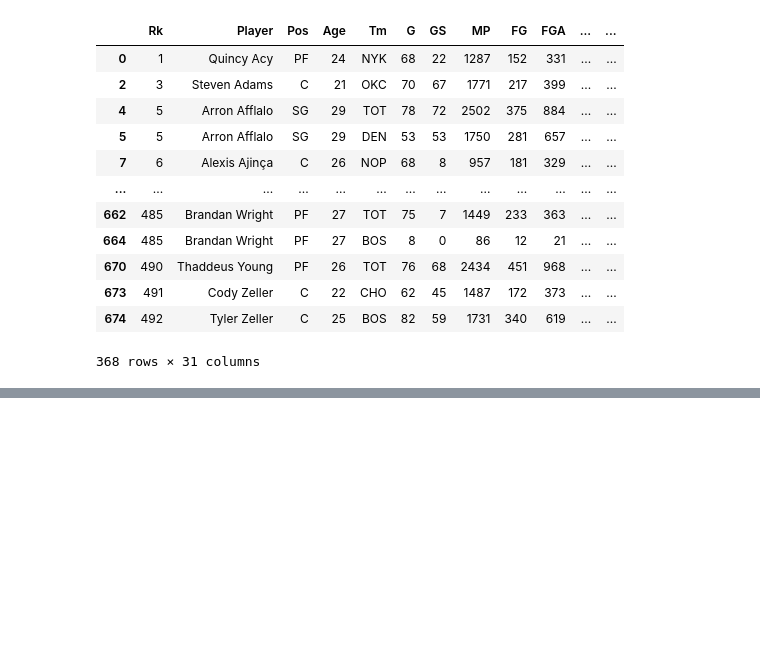
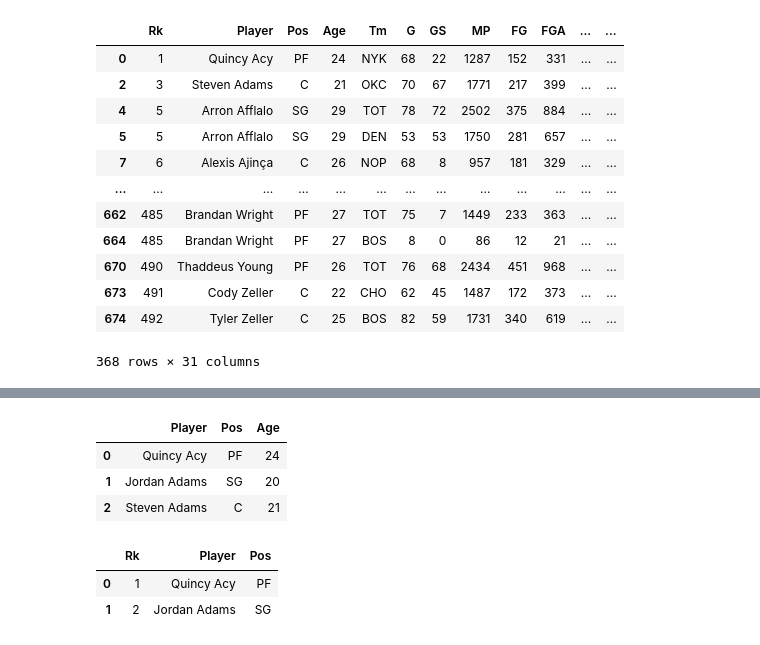
Before and after one commit to anu78600/Learning, a Jupyter notebook: 8.Pandas/Pandas-adv.ipynb, the cells around one changed output, grey strips where cells are left out. Cells and saved outputs as stored; diff of their text form; code cells hidden in the pictures; blank space fills up the shorter version.

```diff
--- a/8.Pandas/Pandas-adv.ipynb
+++ b/8.Pandas/Pandas-adv.ipynb
@@ -258,0 +283,7 @@ df[df['G'] >"500"]
+# %%
+df.loc[0:2,['Player','Pos','Age']]
+# %% [output]
+|  | Player | Pos | Age |
+| 0 | Quincy Acy | PF | 24 |
+| 1 | Jordan Adams | SG | 20 |
+| 2 | Steven Adams | C | 21 |
@@ -258,0 +297,6 @@ df[df['G'] >"500"]
+# %%
+df.iloc[0:2,[0,1,2]] # index name dalne se kam kar gya
+# %% [output]
+|  | Rk | Player | Pos |
+| 0 | 1 | Quincy Acy | PF |
+| 1 | 2 | Jordan Adams | SG |
```
Also changed, not shown: parts of 7 cells of this notebook.
